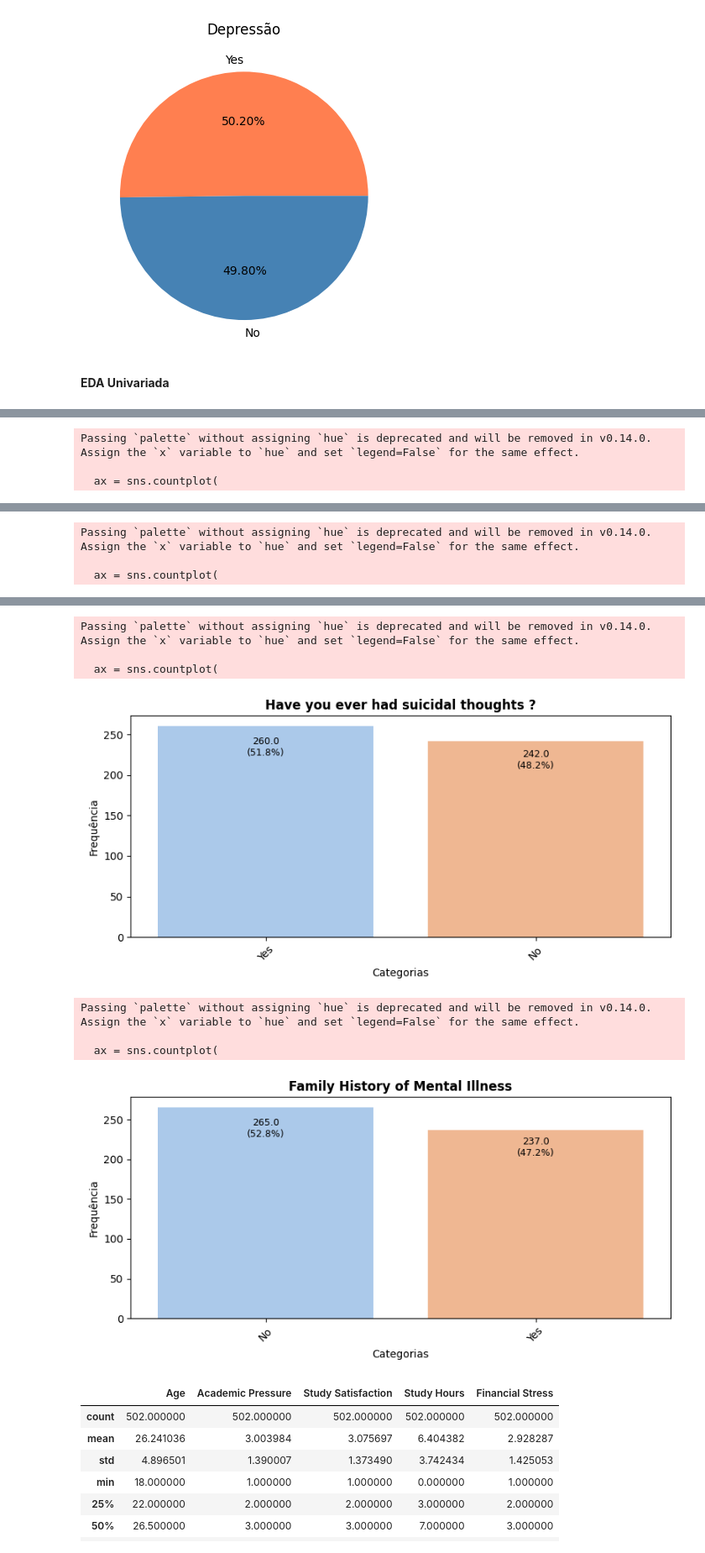
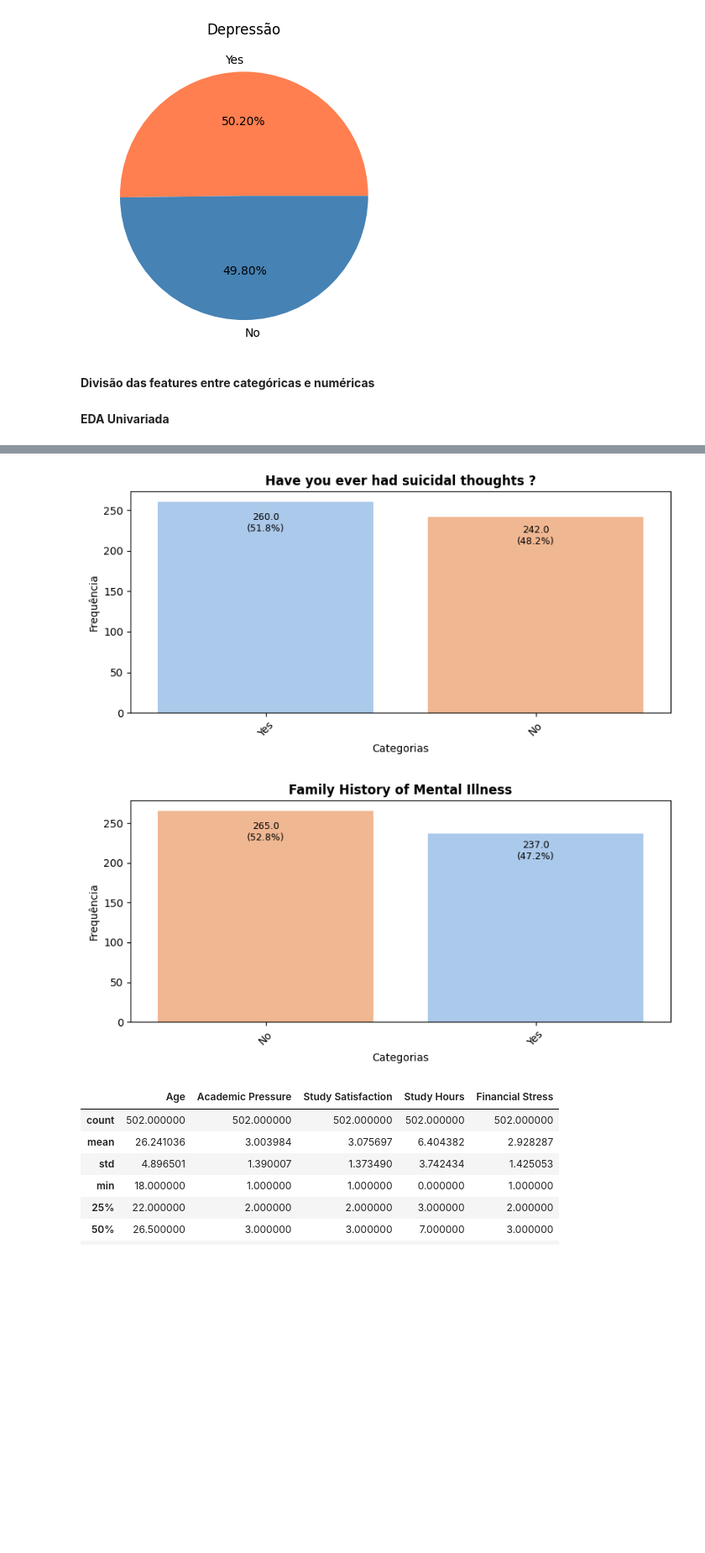
Before and after one commit to MrCostinha/CDE-AM, a Jupyter notebook: CDE_Projeto_Final_AM.ipynb, the cells around one changed output, grey strips where cells are left out. Shown at 84% size. Saved outputs shown, nothing was run; the diff lists cells and outputs as text; code cells hidden in the pictures; blank space fills up the shorter version.

```diff
--- a/CDE_Projeto_Final_AM.ipynb
+++ b/CDE_Projeto_Final_AM.ipynb
@@ -76,6 +86,8 @@ Yes    252
 No     250
 Name: count, dtype: int64
 [figure]
+# %% [markdown]
+**Divisão das features entre categóricas e numéricas**
 # %%
 numericas = ['Age', 'Academic Pressure', 'Study Satisfaction', 'Study Hours', 'Financial Stress']
 categoricas = ['Gender', 'Sleep Duration', 'Dietary Habits',
@@ -85,11 +97,12 @@ categoricas = ['Gender', 'Sleep Duration', 'Dietary Habits',
 **EDA Univariada**
 # %%
 for coluna in categoricas:
-    plt.figure(figsize=(8, 4)) # Cria figura para cada gráfico
+    plt.figure(figsize=(8, 4)) # Uma figura para cada gráfico
 
     ax = sns.countplot(
         x=depre[coluna],
         palette='pastel',  # Paleta suave
+        hue=depre[coluna],
         order=depre[coluna].value_counts().index  # Ordena pela frequência
     )
 
@@ -112,7 +125,7 @@ for coluna in categoricas:
 
     # Ajusta layout
     plt.xticks(rotation=45)  # Rotaciona labels longos
-    plt.tight_layout() #
+    plt.tight_layout()
     plt.show()
     print('\n\n')
 # %% [output]
@@ -122,4 +132 @@ Passing `palette` without assigning `hue` is deprecated and will be removed in v
 [figure]
-Passing `palette` without assigning `hue` is deprecated and will be removed in v0.14.0. Assign the `x` variable to `hue` and set `legend=False` for the same effect.
-
-  ax = sns.countplot(
@@ -127,3 +133,0 @@ Passing `palette` without assigning `hue` is deprecated and will be removed in v
-Passing `palette` without assigning `hue` is deprecated and will be removed in v0.14.0. Assign the `x` variable to `hue` and set `legend=False` for the same effect.
-
-  ax = sns.countplot(
@@ -131,11 +135,5 @@ Passing `palette` without assigning `hue` is deprecated and will be removed in v
-Passing `palette` without assigning `hue` is deprecated and will be removed in v0.14.0. Assign the `x` variable to `hue` and set `legend=False` for the same effect.
-
-  ax = sns.countplot(
 [figure]
-Passing `palette` without assigning `hue` is deprecated and will be removed in v0.14.0. Assign the `x` variable to `hue` and set `legend=False` for the same effect.
-
-  ax = sns.countplot(
-[figure, old version]
+[figure, new version]
 # %%
 depre[numericas].describe()
 # %% [output]
```
Also changed, not shown: parts of 8 cells of this notebook.
